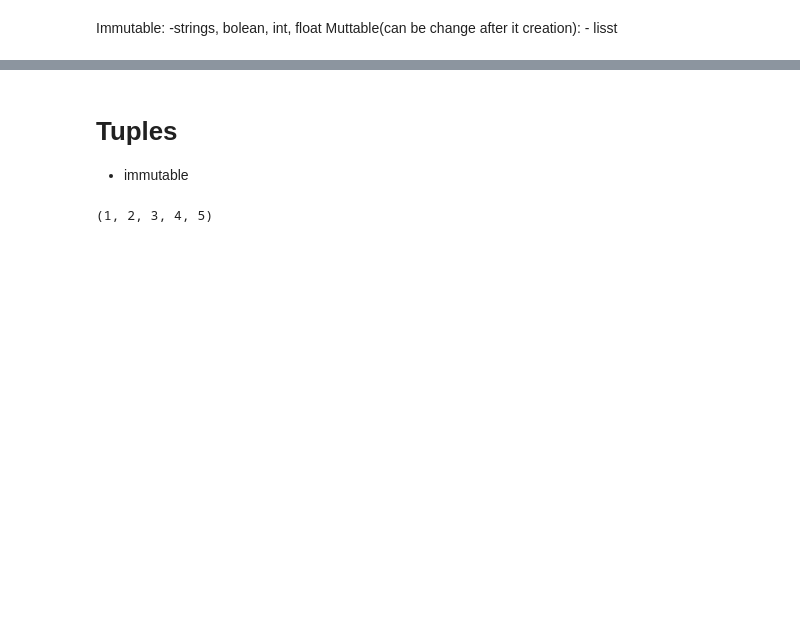
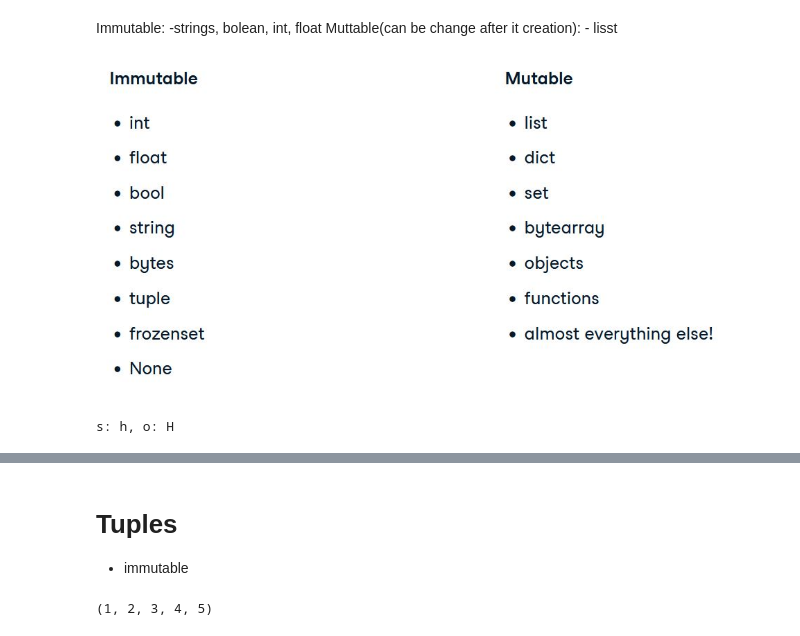
Before and after one commit to magannamazur/Codewars, a Jupyter notebook: DataCamp/c_python.ipynb, the cells around one changed output, grey strips where cells are left out. Saved outputs shown, nothing was run; the diff lists cells and outputs as text; code cells hidden in the pictures; blank space fills up the shorter version.

```diff
--- a/DataCamp/c_python.ipynb
+++ b/DataCamp/c_python.ipynb
@@ -3,3 +3,17 @@ Immutable:
     -strings, bolean, int, float
 Muttable(can be change after it creation):
     - lisst
+# %%
+from PIL import Image
+from IPython.display import display
+img = Image. open('mutable.jpg')
+display(img)
+# %% [output]
+[figure, added]
+# %%
+s = 'H'
+o = s
+s = s.lower()
+print(f's: {s}, o: {o}')
+# %% [output]
+s: h, o: H
```
Also changed, not shown: parts of 132 cells of this notebook, 8 other files.
